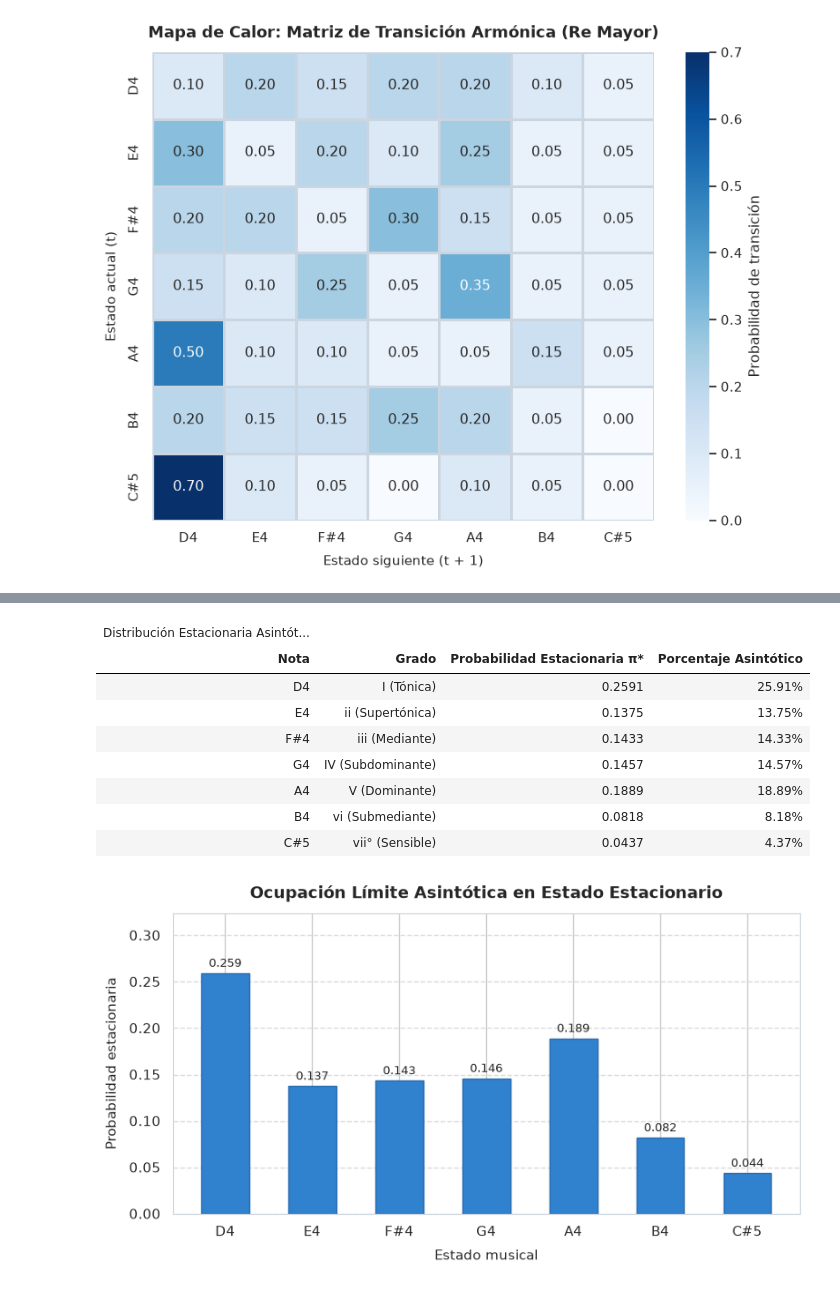
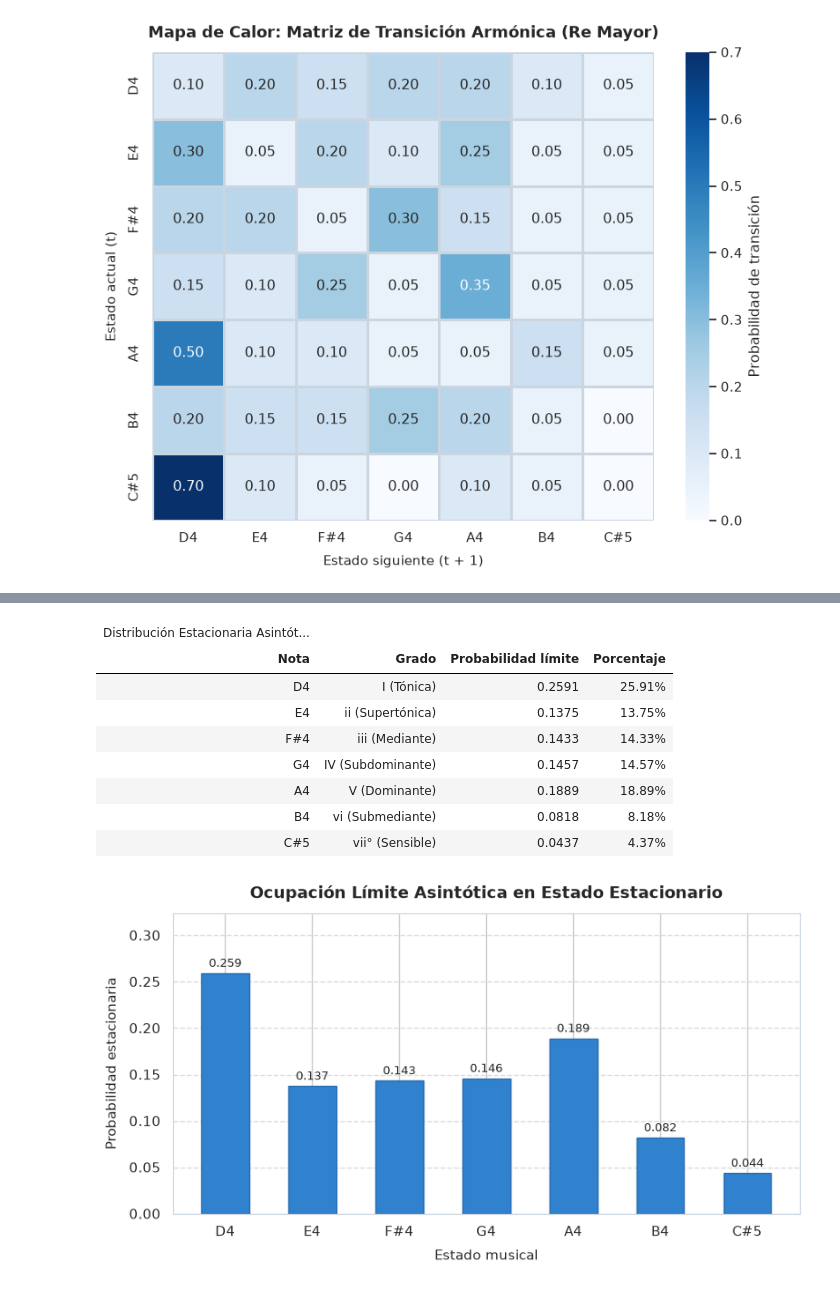
Before and after one commit to fdmonroy/TC3002B, a Jupyter notebook: m4-quant/act 2/notebooks/02_markov_melody_generator.ipynb, the cells around one changed output, grey strips where cells are left out. Drawn from its saved outputs; the diff is of its cells as text; code cells hidden in the pictures.

```diff
--- a/m4-quant/act 2/notebooks/02_markov_melody_generator.ipynb
+++ b/m4-quant/act 2/notebooks/02_markov_melody_generator.ipynb
@@ -35,8 +37,17 @@ from IPython.display import Audio, display
 def _gt_to_latex(self):
     latex_str = self.as_latex()
     latex_str = re.sub(r"\\begin\{table\}(\[[^\]]*\])?", r"\\begin{table}[H]\n\\centering", latex_str)
-    latex_str = latex_str.replace(r"\begin{tabular*}{\linewidth}", r"\begin{tabular*}{0.85\linewidth}")
-    latex_str = re.sub(r"\\fontsize\{[^}]+\}\{[^}]+\}\\selectfont", r"\\normalsize", latex_str)
+    col_match = re.search(r"\\begin\{tabular\*\}\{[^}]+\}\{(@\{\\extracolsep\{\\fill\}\}[a-z]+)\}", latex_str)
+    num_cols = len(col_match.group(1).replace("@{\\extracolsep{\\fill}}", "")) if col_match else 4
+    if num_cols >= 7:
+        latex_str = latex_str.replace(r"\begin{tabular*}{\linewidth}", r"\begin{tabular*}{\linewidth}")
+        latex_str = re.sub(r"\\fontsize\{[^}]+\}\{[^}]+\}\\selectfont", r"\\small", latex_str)
+    elif num_cols >= 5:
+        latex_str = latex_str.replace(r"\begin{tabular*}{\linewidth}", r"\begin{tabular*}{\linewidth}")
+        latex_str = re.sub(r"\\fontsize\{[^}]+\}\{[^}]+\}\\selectfont", r"\\normalsize", latex_str)
+    else:
+        latex_str = latex_str.replace(r"\begin{tabular*}{\linewidth}", r"\begin{tabular*}{0.85\linewidth}")
+        latex_str = re.sub(r"\\fontsize\{[^}]+\}\{[^}]+\}\\selectfont", r"\\normalsize", latex_str)
     latex_str = re.sub(r"\\caption\*\{\s*\{\\large\s+([^\}]+)\}\s*\}", r"\\caption*{\\textbf{\\normalsize \1}}", latex_str)
     return latex_str
 
@@ -67,3 +78,22 @@ from act_2.visualizer import (
 sns.set_theme(style="whitegrid", font_scale=0.95)
 plt.rcParams["axes.edgecolor"] = "#CBD5E0"
 plt.rcParams["axes.linewidth"] = 0.8
+
+# Resumen general del sistema estocástico y parámetros de síntesis
+overview_data = pd.DataFrame([
+    {"Parámetro": "Tonalidad base", "Valor": "Re Mayor (D Major)"},
+    {"Parámetro": "Estados melódicos", "Valor": "7 notas (D4 a C#5)"},
+    {"Parámetro": "Estados armónicos", "Valor": "4 acordes (D, G, A, Bm)"},
+    {"Parámetro": "Frecuencia de muestreo", "Valor": "44,100 Hz (Calidad CD)"},
+    {"Parámetro": "Afinación y temperamento", "Valor": "12 TET (A4 = 440 Hz)"},
+    {"Parámetro": "Articulación de onda", "Valor": "Senoidal con armónicos y ADSR"},
+    {"Parámetro": "Duraciones rítmicas", "Valor": "4 figuras variables (120 BPM)"},
+])
+
+gt_overview = (
+    GT(overview_data)
+    .tab_header(title="Resumen del Sistema Estocástico y Síntesis Acústica")
+    .cols_align(align="left", columns=["Parámetro"])
+    .cols_align(align="right", columns=["Valor"])
+)
+gt_overview
@@ -219,34 +262,34 @@ Resolviendo el sistema lineal $(P^T - I)\pi^{*T} = 0$:
 # %%
 pi_stationary = chain_notes.compute_stationary_distribution()
 
 df_stationary = pd.DataFrame([
     {
         "Nota": note,
         "Grado": {
             "D4": "I (Tónica)",
             "E4": "ii (Supertónica)",
             "F#4": "iii (Mediante)",
             "G4": "IV (Subdominante)",
             "A4": "V (Dominante)",
             "B4": "vi (Submediante)",
             "C#5": "vii° (Sensible)"
         }[note],
-        "Probabilidad Estacionaria π*": f"{prob:.4f}",
-        "Porcentaje Asintótico": f"{prob * 100:.2f}%"
+        "Probabilidad límite": f"{prob:.4f}",
+        "Porcentaje": f"{prob * 100:.2f}%"
     }
     for note, prob in zip(D_MAJOR_NOTES_OCT4, pi_stationary)
 ])
 
 gt_stationary = (
     GT(df_stationary)
     .tab_header(title="Distribución Estacionaria Asintótica de la Cadena de Notas")
     .cols_align(align="left", columns=["Nota", "Grado"])
-    .cols_align(align="right", columns=["Probabilidad Estacionaria π*", "Porcentaje Asintótico"])
+    .cols_align(align="right", columns=["Probabilidad límite", "Porcentaje"])
 )
 gt_stationary
 # %% [output]
 | Distribución Estacionaria Asintót... |  |  |  |
-| Nota | Grado | Probabilidad Estacionaria π* | Porcentaje Asintótico |
+| Nota | Grado | Probabilidad límite | Porcentaje |
 | D4 | I (Tónica) | 0.2591 | 25.91% |
 | E4 | ii (Supertónica) | 0.1375 | 13.75% |
 | F#4 | iii (Mediante) | 0.1433 | 14.33% |
```
Also changed, not shown: parts of 24 cells of this notebook, 5 other files.
